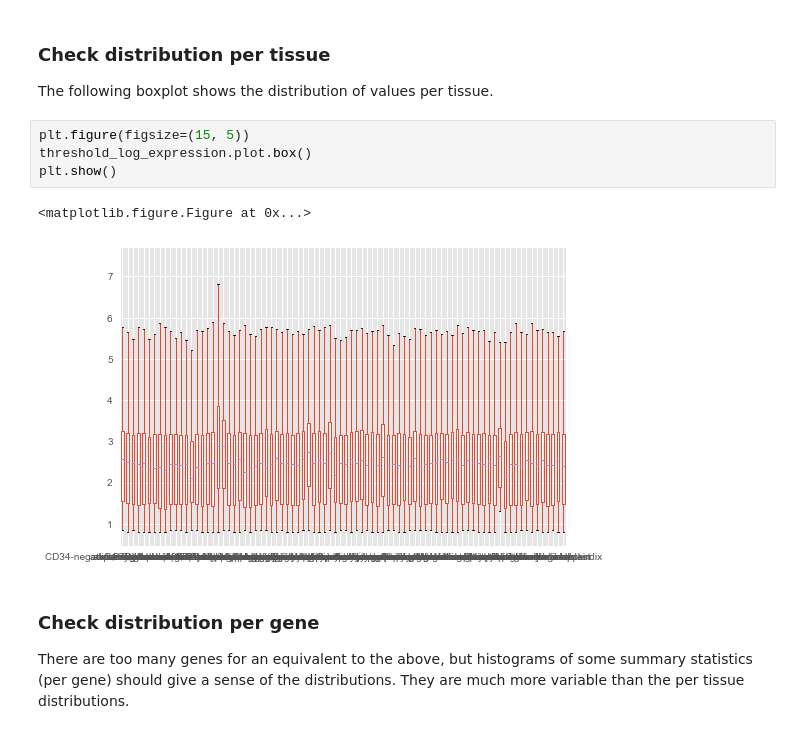
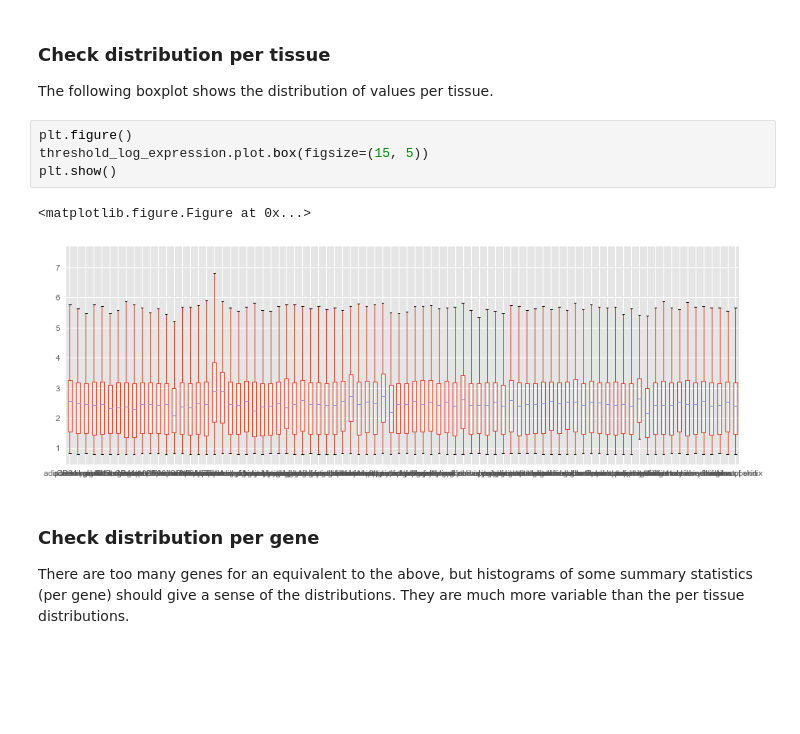
Before and after one commit to opentargets-archive/expression_analysis, a Jupyter notebook: rna_expression_analysis.ipynb, the cells around one changed output. Cells and saved outputs as stored; diff of their text form; blank space fills up the shorter version.

```diff
--- a/rna_expression_analysis.ipynb
+++ b/rna_expression_analysis.ipynb
@@ -59,12 +59,12 @@ plt.show()
 ### Check distribution per tissue
 The following boxplot shows the distribution of values per tissue.
 # %%
-plt.figure(figsize=(15, 5))
-threshold_log_expression.plot.box()
+plt.figure()
+threshold_log_expression.plot.box(figsize=(15, 5))
 plt.show()
 # %% [output]
 <matplotlib.figure.Figure at 0x...>
-[figure, old version]
+[figure, new version]
 # %% [markdown]
 ### Check distribution per gene
 There are too many genes for an equivalent to the above, but histograms of some summary statistics (per gene) should give a sense of the distributions. They are much more variable than the per tissue distributions.
```
Also changed, not shown: parts of 3 cells of this notebook.
